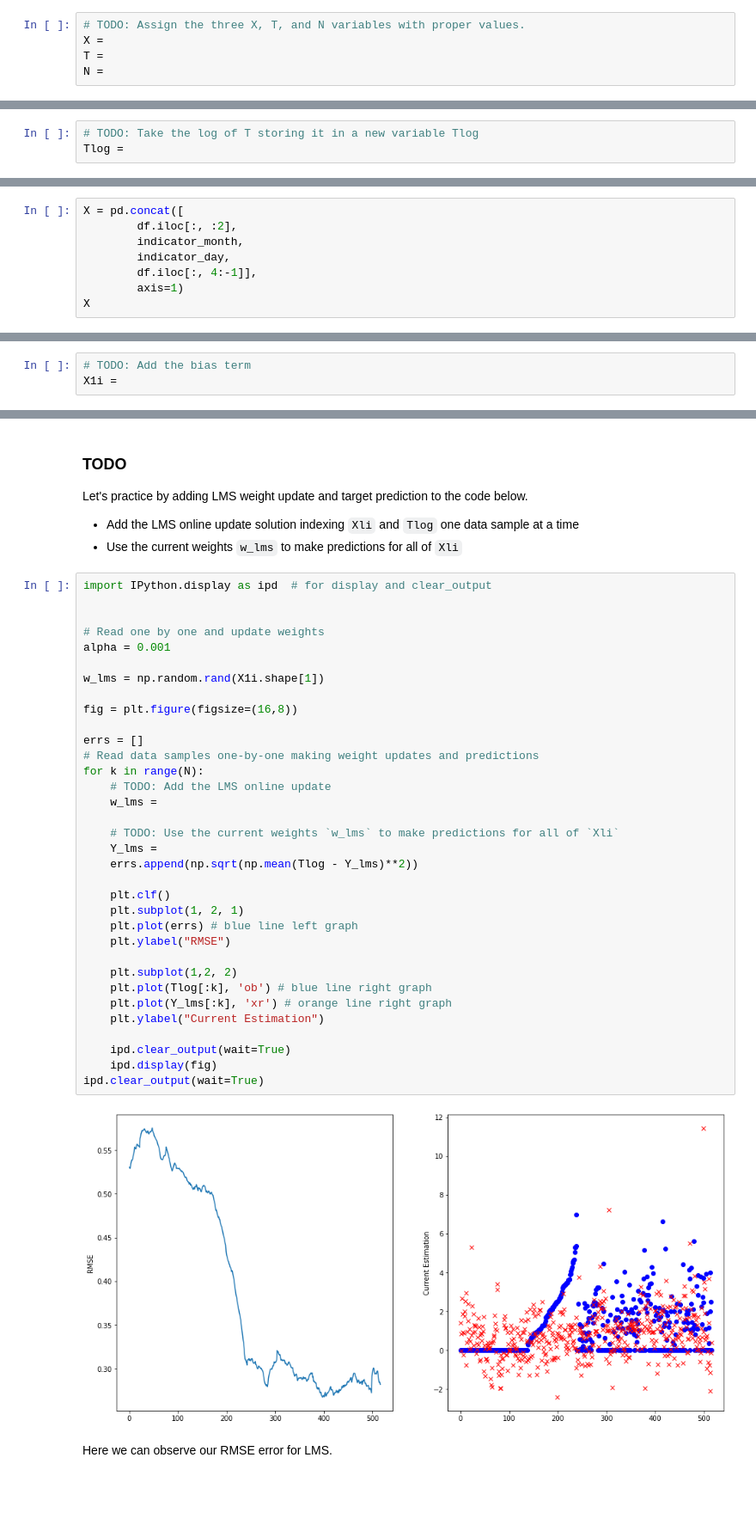
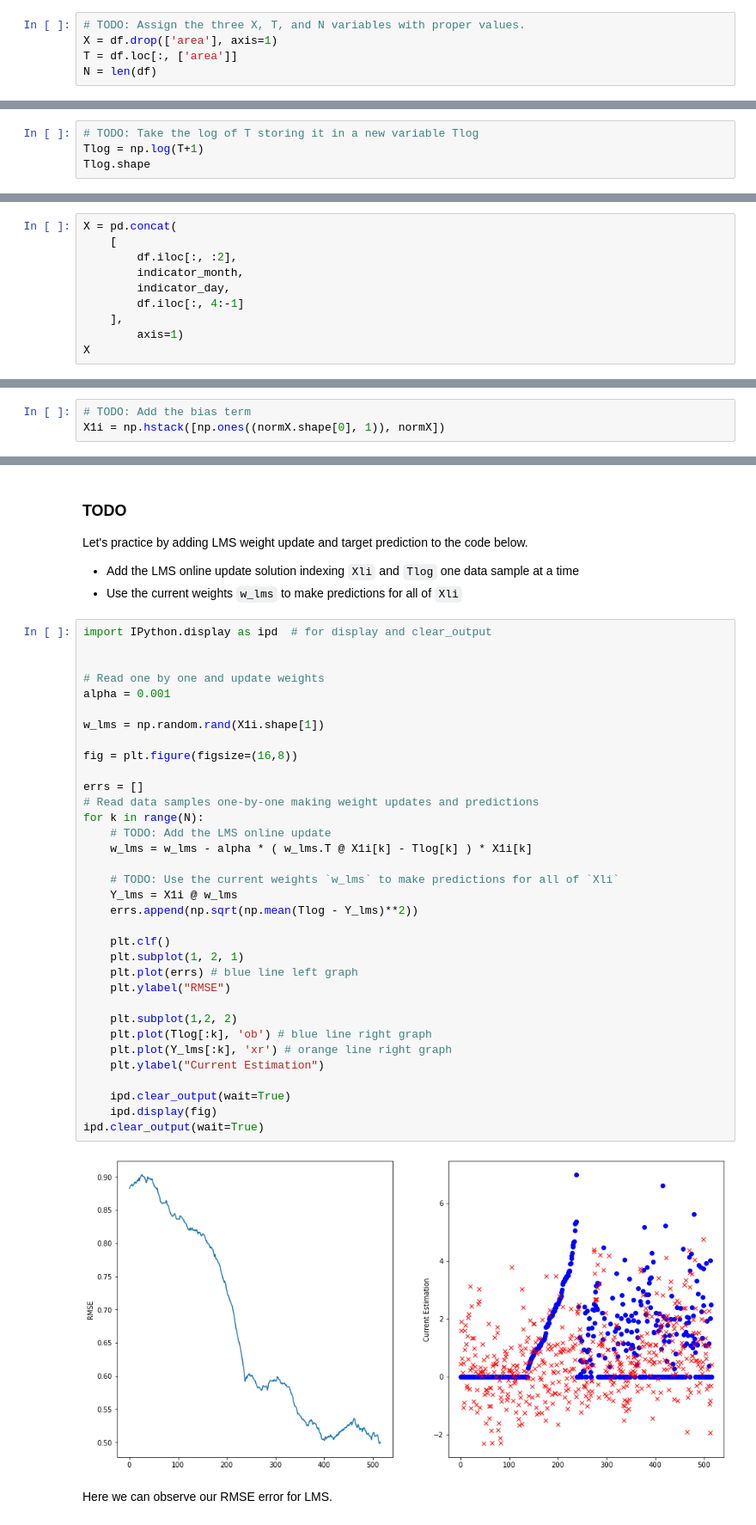
Before and after one commit to nicholasosaka/4156-machine-learning, a Jupyter notebook: 04-linear-model/lab/2-Linear Model.ipynb, the cells around one changed output, grey strips where cells are left out. Shown: that part at 86% size. Drawn from its saved outputs; the diff is of its cells as text; blank space fills up the shorter version.

```diff
--- a/04-linear-model/lab/2-Linear Model.ipynb
+++ b/04-linear-model/lab/2-Linear Model.ipynb
@@ -272,6 +266,6 @@ Our first preprocessing step is to split our data into their given variables. `X
 * Assign `N` to the total number of samples in our dataset
 # %%
 # TODO: Assign the three X, T, and N variables with proper values.
-X =
-T =
-N =
+X = df.drop(['area'], axis=1)
+T = df.loc[:, ['area']]
+N = len(df)
@@ -304,4 +315,5 @@ Once again it's time to fix our skewed target data `T` by taking the log of all
     - Don't forget you can't calculate log(0), try adding one to EVERY sample! If you only add 1 to certain samples this biases the data!
 # %%
 # TODO: Take the log of T storing it in a new variable Tlog
-Tlog =
+Tlog = np.log(T+1)
+Tlog.shape
@@ -626,11 +701,13 @@ array(['X', 'Y', 'month', 'day', 'FFMC', 'DMC', 'DC', 'ISI', 'temp', 'RH',
 # %% [markdown]
 Here, we stitch our original data `df` back together, now with the new indicator variables, using concat. We printed out the column names above to recall where 'month' and 'day' belong in the data.
 # %%
-X = pd.concat([
+X = pd.concat(
+    [
         df.iloc[:, :2],
         indicator_month,
         indicator_day,
-        df.iloc[:, 4:-1]],
+        df.iloc[:, 4:-1]
+    ],
         axis=1)
 X
 # %% [output]
@@ -680,6 +757,6 @@ Let's re-add our bias term to our new data which contains the indicator variable
 * Calculate the new predictions and store in `Yi`
 # %%
 # TODO: Add the bias term
-X1i =
+X1i = np.hstack([np.ones((normX.shape[0], 1)), normX])
 # %%
 # TODO: Recompute the least squares solution using the normalized matrix `X1i`
@@ -727,36 +804,36 @@ import IPython.display as ipd  # for display and clear_output
 
 # Read one by one and update weights
 alpha = 0.001
 
 w_lms = np.random.rand(X1i.shape[1])
 
 fig = plt.figure(figsize=(16,8))
 
 errs = []
 # Read data samples one-by-one making weight updates and predictions
 for k in range(N):
     # TODO: Add the LMS online update
-    w_lms =
+    w_lms = w_lms - alpha * ( w_lms.T @ X1i[k] - Tlog[k] ) * X1i[k]
 
     # TODO: Use the current weights `w_lms` to make predictions for all of `Xli`
-    Y_lms =
+    Y_lms = X1i @ w_lms
     errs.append(np.sqrt(np.mean(Tlog - Y_lms)**2))
 
     plt.clf()
     plt.subplot(1, 2, 1)
     plt.plot(errs) # blue line left graph
     plt.ylabel("RMSE")
 
     plt.subplot(1,2, 2)
     plt.plot(Tlog[:k], 'ob') # blue line right graph
     plt.plot(Y_lms[:k], 'xr') # orange line right graph
     plt.ylabel("Current Estimation")
 
     ipd.clear_output(wait=True)
     ipd.display(fig)
 ipd.clear_output(wait=True)
 # %% [output]
-[figure, old version]
+[figure, new version]
 # %% [markdown]
 Here we can observe our RMSE error for LMS.
 # %%
```
Also changed, not shown: parts of 33 cells of this notebook, 1 other file.
